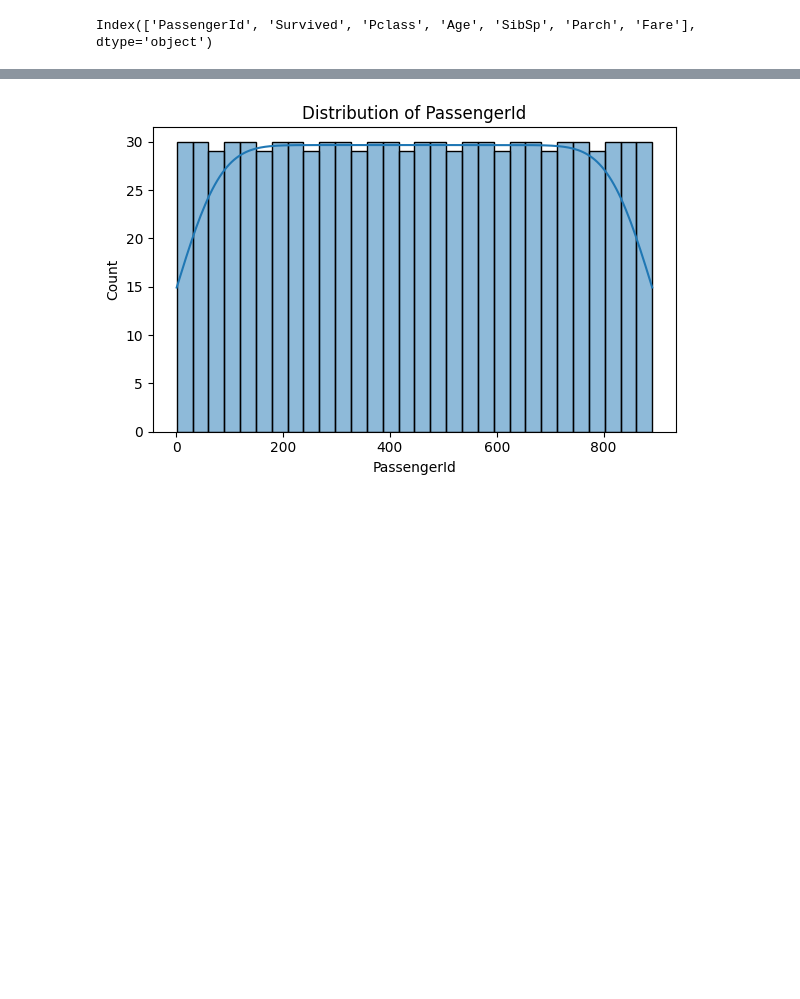
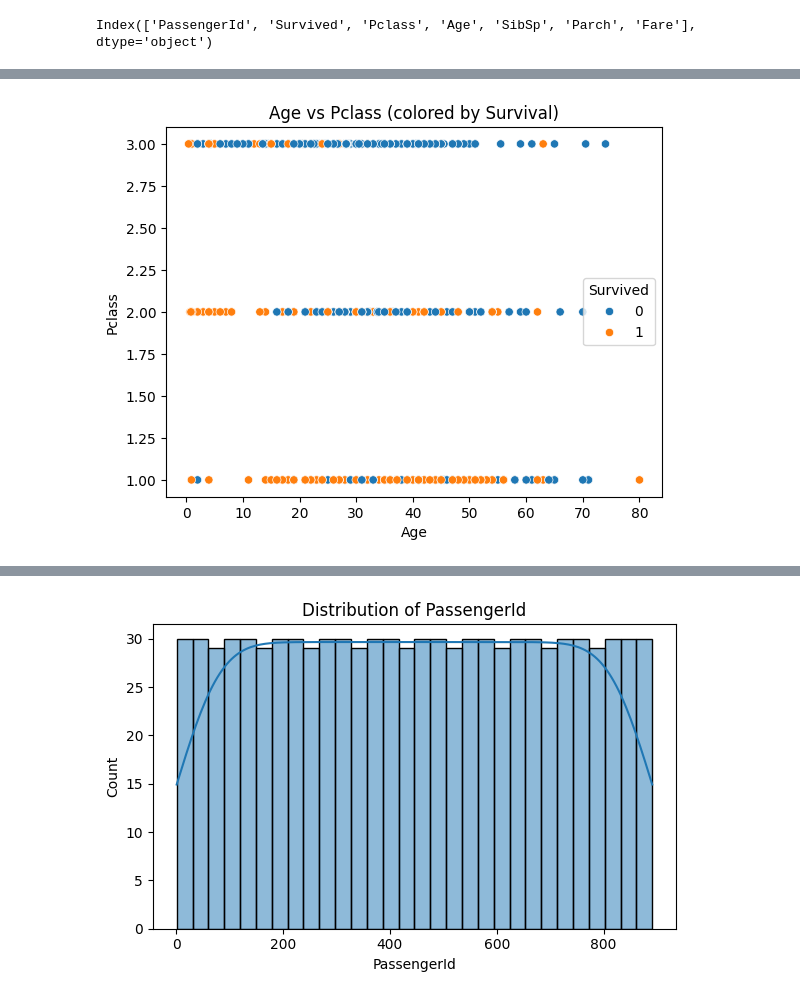
Before and after one commit to junaid1729/Ezitech_internship, a Jupyter notebook: Task01/titanic.ipynb, the cells around one changed output, grey strips where cells are left out. Cells and saved outputs as stored; diff of their text form; code cells hidden in the pictures; blank space fills up the shorter version.

```diff
--- a/Task01/titanic.ipynb
+++ b/Task01/titanic.ipynb
@@ -331,0 +326,6 @@ Index(['PassengerId', 'Survived', 'Pclass', 'Age', 'SibSp', 'Parch', 'Fare'], dt
+# %%
+sns.scatterplot(data=df, x='Age', y='Pclass', hue='Survived')
+plt.title("Age vs Pclass (colored by Survival)")
+plt.show()
+# %% [output]
+[figure, added]
```
Also changed, not shown: parts of 38 cells of this notebook.
